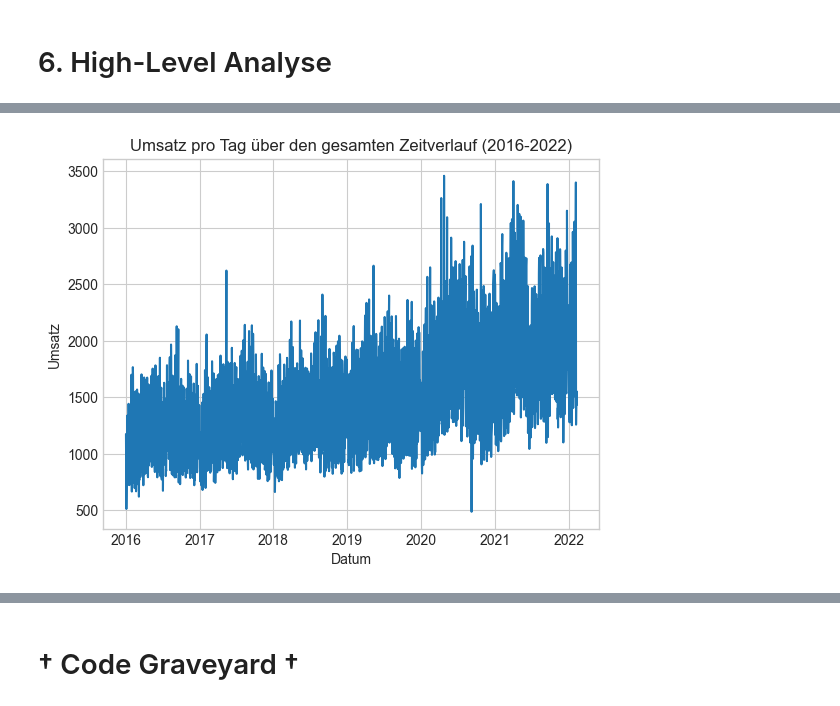
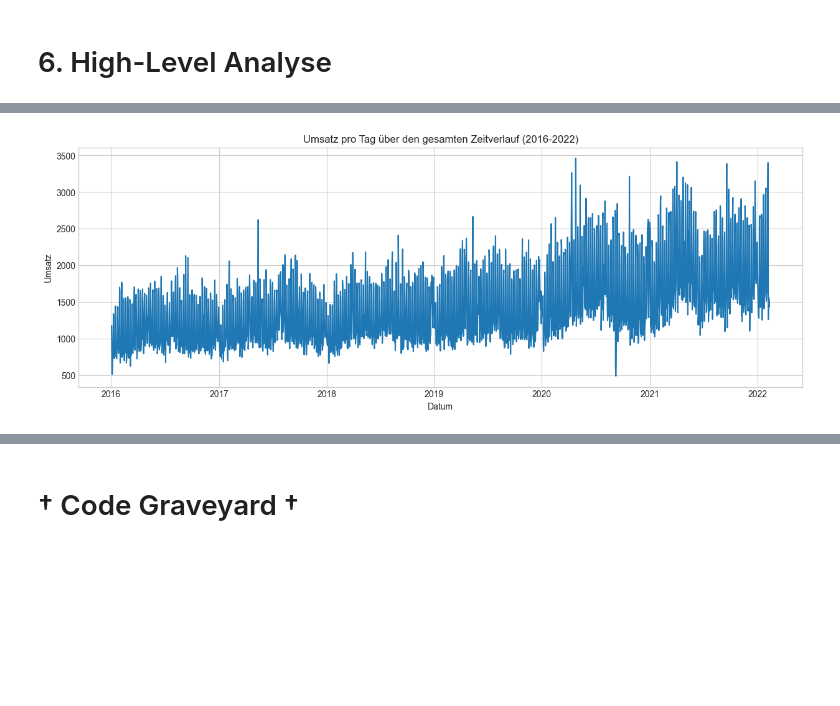
Before and after one commit to mrtz-wssl/KI_in_KMU, a Jupyter notebook: KI_in_KMU_Main.ipynb, the cells around one changed output, grey strips where cells are left out. Saved outputs shown, nothing was run; the diff lists cells and outputs as text; code cells hidden in the pictures; blank space fills up the shorter version.

```diff
--- a/KI_in_KMU_Main.ipynb
+++ b/KI_in_KMU_Main.ipynb
@@ -493,10 +251,11 @@ data_2
 # %%
 # Visualisierung: Umsatz pro Tag
 
+plt.figure(figsize=(15,5))
 plt.plot(data_2['Datum'], data_2['Umsatz'])
 plt.xlabel('Datum')
 plt.ylabel('Umsatz')
 plt.title('Umsatz pro Tag über den gesamten Zeitverlauf (2016-2022)')
 plt.show()
 # %% [output]
-[figure, old version]
+[figure, new version]
```
Also changed, not shown: parts of 39 cells of this notebook.
